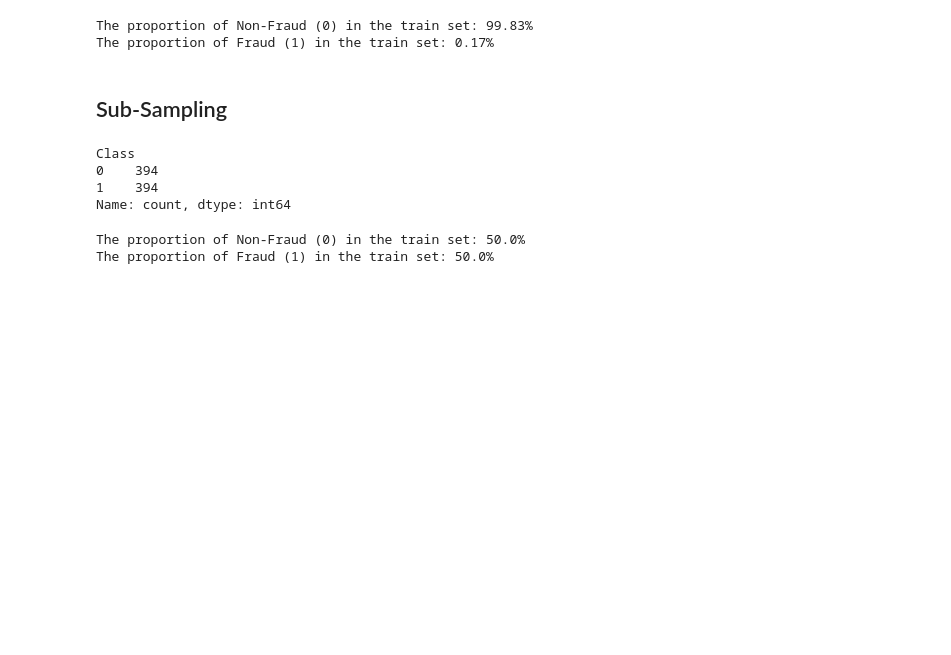
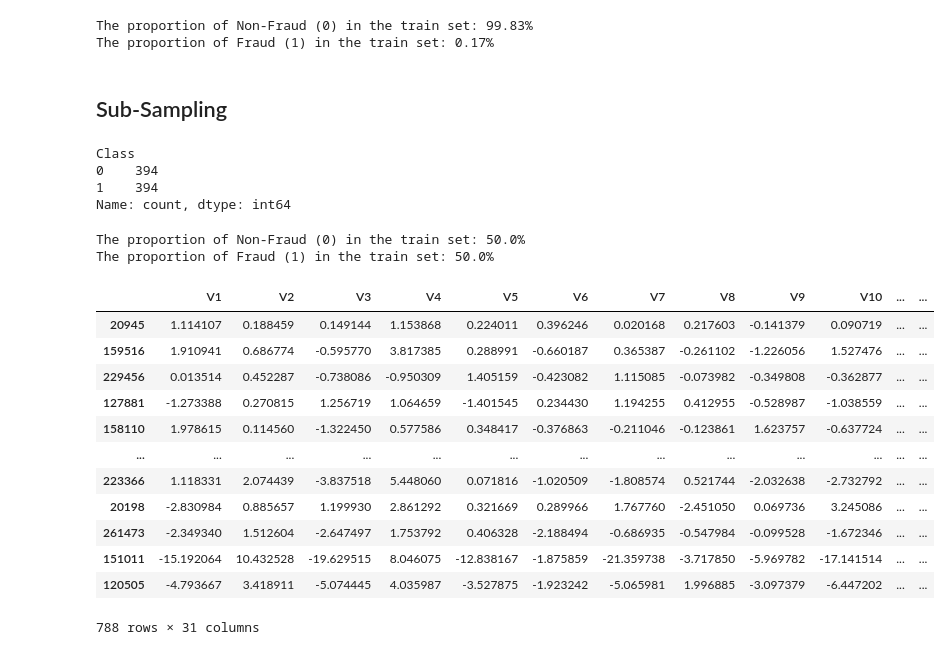
Before and after one commit to joocahyadi/Credit_Card_Fraud_Detection, a Jupyter notebook: notebook/Credit Card Fraud Detection Notebook.ipynb, the cells around one changed output. Drawn from its saved outputs; the diff is of its cells as text; code cells hidden in the pictures; blank space fills up the shorter version.

```diff
--- a/notebook/Credit Card Fraud Detection Notebook.ipynb
+++ b/notebook/Credit Card Fraud Detection Notebook.ipynb
@@ -480,0 +485,17 @@ The proportion of Fraud (1) in the train set: 50.0%
+# %%
+# Check the resulting dataframe
+df_under_sampled
+# %% [output]
+|  | V1 | V2 | V3 | V4 | V5 | V6 | V7 | V8 | V9 | V10 | ... | ... |
+| 20945 | 1.114107 | 0.188459 | 0.149144 | 1.153868 | 0.224011 | 0.396246 | 0.020168 | 0.217603 | -0.141379 | 0.090719 | ... | ... |
+| 159516 | 1.910941 | 0.686774 | -0.595770 | 3.817385 | 0.288991 | -0.660187 | 0.365387 | -0.261102 | -1.226056 | 1.527476 | ... | ... |
+| 229456 | 0.013514 | 0.452287 | -0.738086 | -0.950309 | 1.405159 | -0.423082 | 1.115085 | -0.073982 | -0.349808 | -0.362877 | ... | ... |
+| 127881 | -1.273388 | 0.270815 | 1.256719 | 1.064659 | -1.401545 | 0.234430 | 1.194255 | 0.412955 | -0.528987 | -1.038559 | ... | ... |
+| 158110 | 1.978615 | 0.114560 | -1.322450 | 0.577586 | 0.348417 | -0.376863 | -0.211046 | -0.123861 | 1.623757 | -0.637724 | ... | ... |
+| ... | ... | ... | ... | ... | ... | ... | ... | ... | ... | ... | ... | ... |
+| 223366 | 1.118331 | 2.074439 | -3.837518 | 5.448060 | 0.071816 | -1.020509 | -1.808574 | 0.521744 | -2.032638 | -2.732792 | ... | ... |
+| 20198 | -2.830984 | 0.885657 | 1.199930 | 2.861292 | 0.321669 | 0.289966 | 1.767760 | -2.451050 | 0.069736 | 3.245086 | ... | ... |
+| 261473 | -2.349340 | 1.512604 | -2.647497 | 1.753792 | 0.406328 | -2.188494 | -0.686935 | -0.547984 | -0.099528 | -1.672346 | ... | ... |
+| 151011 | -15.192064 | 10.432528 | -19.629515 | 8.046075 | -12.838167 | -1.875859 | -21.359738 | -3.717850 | -5.969782 | -17.141514 | ... | ... |
+| 120505 | -4.793667 | 3.418911 | -5.074445 | 4.035987 | -3.527875 | -1.923242 | -5.065981 | 1.996885 | -3.097379 | -6.447202 | ... | ... |
+788 rows × 31 columns
```
Also changed, not shown: parts of 4 cells of this notebook.
